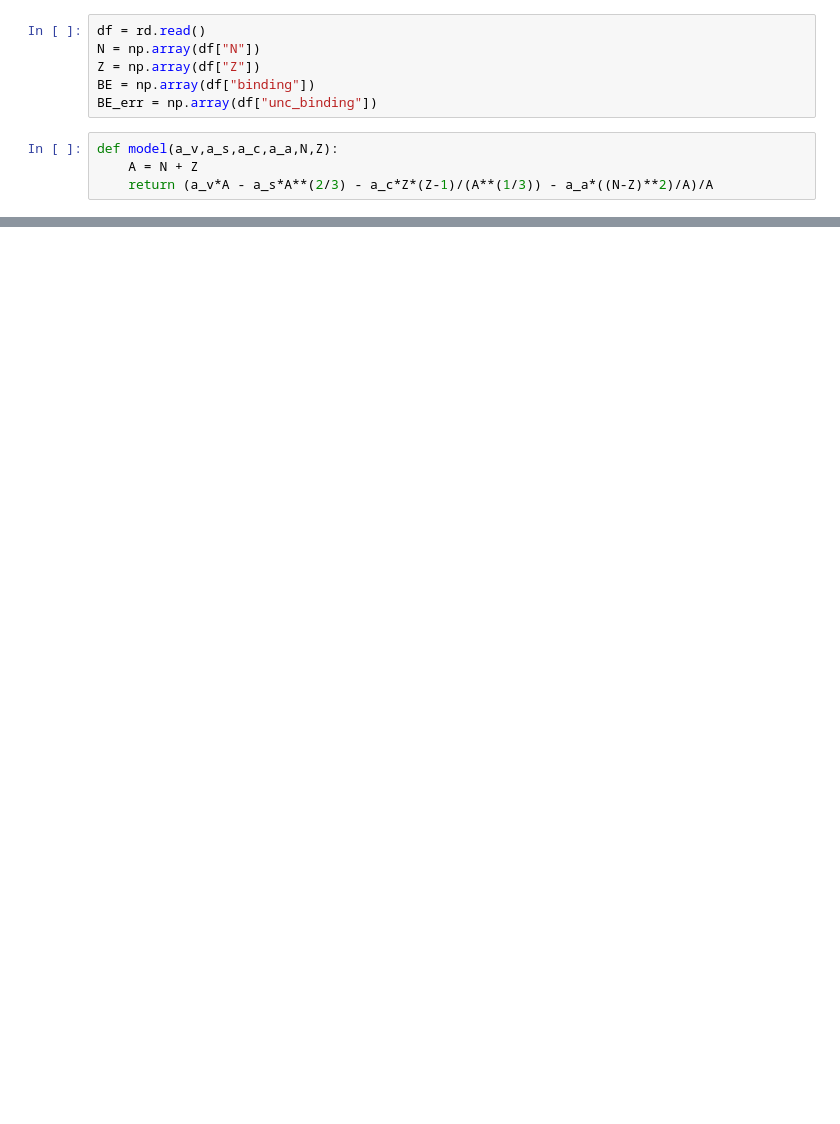
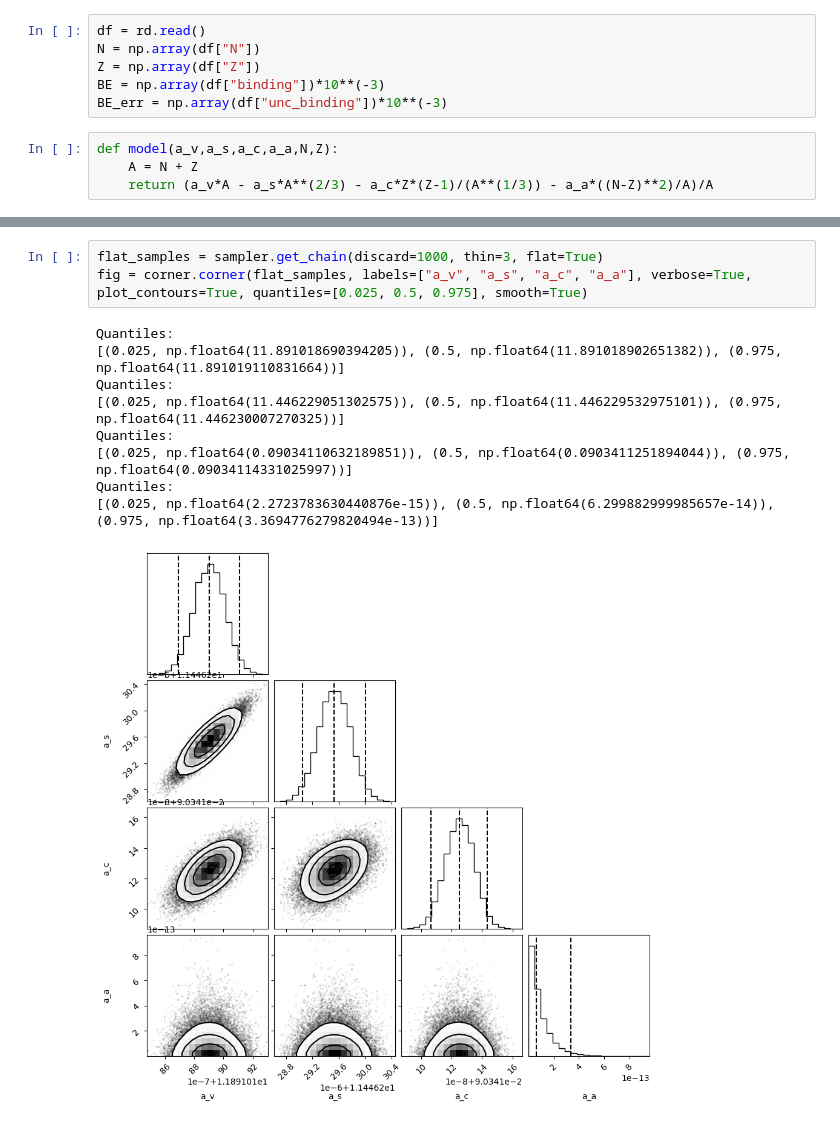
Before and after one commit to MichalMaszkowski/NuclearMasses, a Jupyter notebook: nuclear_masses_emcee.ipynb, the cells around one changed output, grey strips where cells are left out. Saved outputs shown, nothing was run; the diff lists cells and outputs as text; blank space fills up the shorter version.

```diff
--- a/nuclear_masses_emcee.ipynb
+++ b/nuclear_masses_emcee.ipynb
@@ -16,8 +15,8 @@ from ultranest.plot import cornerplot
 df = rd.read()
 N = np.array(df["N"])
 Z = np.array(df["Z"])
-BE = np.array(df["binding"])
-BE_err = np.array(df["unc_binding"])
+BE = np.array(df["binding"])*10**(-3)
+BE_err = np.array(df["unc_binding"])*10**(-3)
 # %%
 def model(a_v,a_s,a_c,a_a,N,Z):
     A = N + Z
@@ -52,0 +92,13 @@ KeyboardInterrupt:
+# %%
+flat_samples = sampler.get_chain(discard=1000, thin=3, flat=True)
+fig = corner.corner(flat_samples, labels=["a_v", "a_s", "a_c", "a_a"], verbose=True, plot_contours=True, quantiles=[0.025, 0.5, 0.975], smooth=True)
+# %% [output]
+Quantiles:
+[(0.025, np.float64(11.891018690394205)), (0.5, np.float64(11.891018902651382)), (0.975, np.float64(11.891019110831664))]
+Quantiles:
+[(0.025, np.float64(11.446229051302575)), (0.5, np.float64(11.446229532975101)), (0.975, np.float64(11.446230007270325))]
+Quantiles:
+[(0.025, np.float64(0.09034110632189851)), (0.5, np.float64(0.0903411251894044)), (0.975, np.float64(0.09034114331025997))]
+Quantiles:
+[(0.025, np.float64(2.2723783630440876e-15)), (0.5, np.float64(6.299882999985657e-14)), (0.975, np.float64(3.3694776279820494e-13))]
+[figure, added]
```
Also changed, not shown: parts of 8 cells of this notebook, 1 other file.
